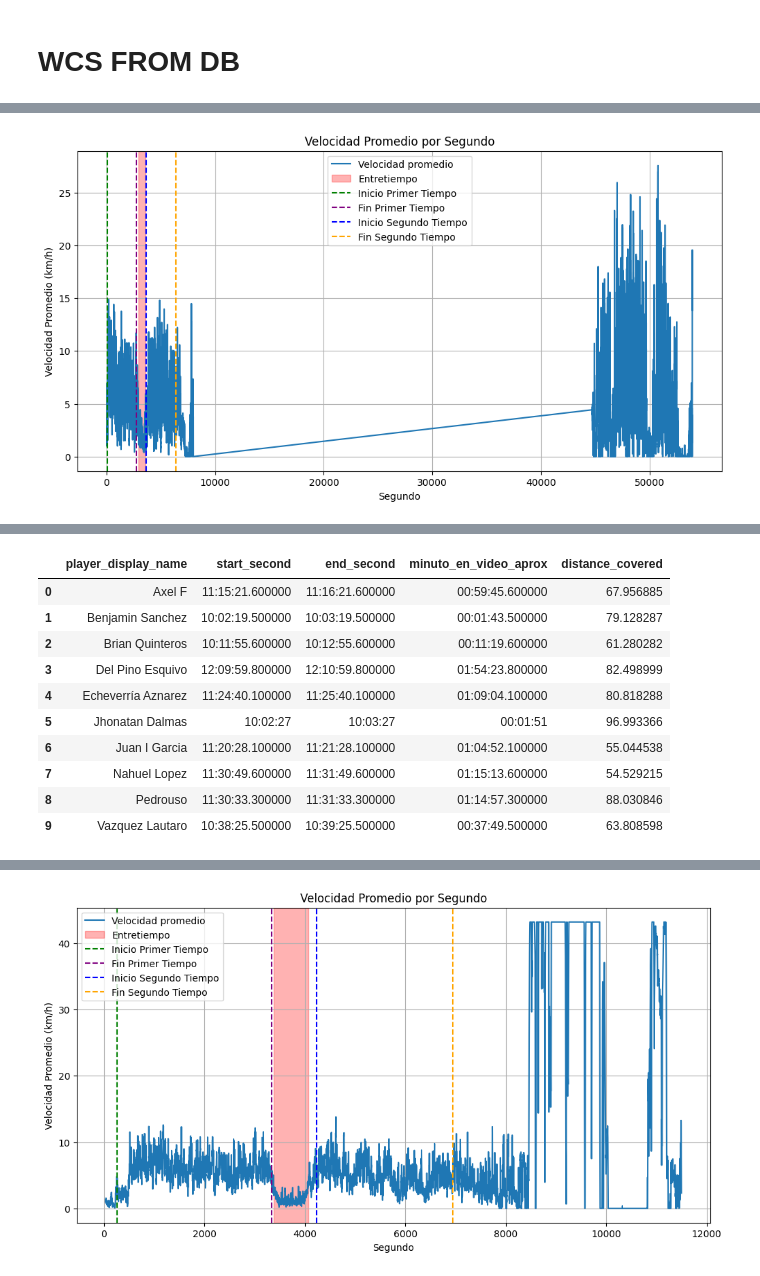
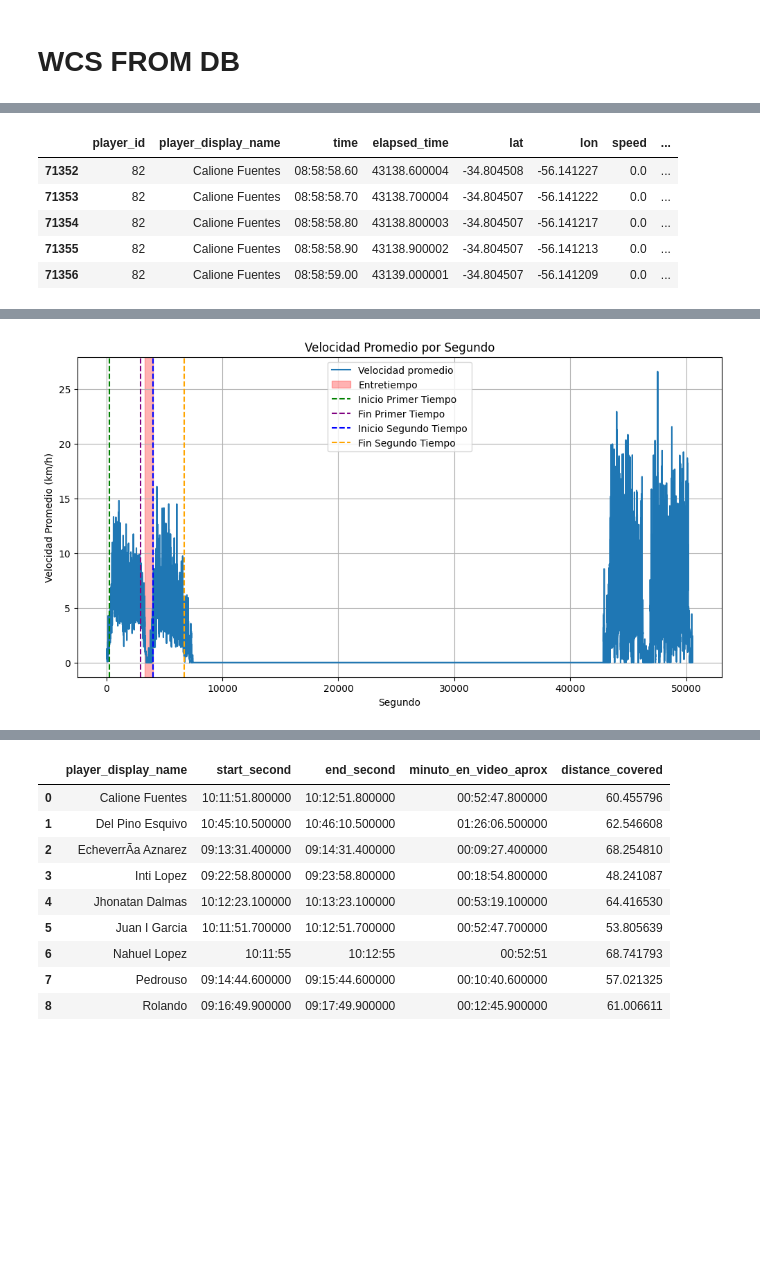
Before and after one commit to MBerguer/tesis-futbol, a Jupyter notebook: notebooks/wcs/wcs-sql.ipynb, the cells around one changed output, grey strips where cells are left out. Drawn from its saved outputs; the diff is of its cells as text; code cells hidden in the pictures; blank space fills up the shorter version.

```diff
--- a/notebooks/wcs/wcs-sql.ipynb
+++ b/notebooks/wcs/wcs-sql.ipynb
@@ -410,14 +446,42 @@ len(second_avg_speed):  7519
 # %%
 def remove_decimals(value):
     #  10:00:36.50 -> 10:00:36
+    print("value: ", value)
     return value.split(".")[0]
 
+def find_nearest_row(df, second_half_end):
+  """
+  Finds the row in the DataFrame where the 'Second' column
+  value is closest to the given second_half_end value.
+
+  Args:
+    df: The pandas DataFrame to search.
+    second_half_end: The target value for the 'Second' column.
+
+  Returns:
+    The row with the closest 'Second' value to second_half_end.
+  """
+
+  # Calculate the absolute difference between 'Second' and second_half_end
+  df['diff'] = abs(df['Second'] - second_half_end)
+
+  # Find the index of the row with the minimum difference
+  nearest_row_index = df['diff'].idxmin()
+
+  # Return the nearest row
+  return df.loc[nearest_row_index]["time"]
+
 def print_and_plot_times(first_half_start, first_half_end, second_half_start, second_half_end, second_avg_speed, halftime_start, halftime_end, halftime_blocks, df):
-    # Imprimir los resultados con mayor precisión en segundos
-    inicio_primer_tiempo = remove_decimals(df[df['Second'] == first_half_start]['time'].iloc[0])
-    fin_primer_tiempo = remove_decimals(df[df['Second'] == first_half_end]['time'].iloc[0])
-    inicio_segundo_tiempo = remove_decimals(df[df['Second'] == second_half_start]['time'].iloc[0])
-    fin_segundo_tiempo = remove_decimals(df[df['Second'] == second_half_end]['time'].iloc[0])
+
+    display(df.head())
+    print("max(df['Second']): ", max(df['Second']))
+
+
+    inicio_primer_tiempo = remove_decimals(find_nearest_row(df,first_half_start))
+    fin_primer_tiempo = remove_decimals(find_nearest_row(df,first_half_end))
+    inicio_segundo_tiempo = remove_decimals(find_nearest_row(df,second_half_start))
+    fin_segundo_tiempo = remove_decimals(find_nearest_row(df,second_half_end))
+
 
     print(f"\nPrimer Tiempo:")
     print(f"  [Inicio] segundos: {first_half_start} (minuto de partido: {convert_seconds_to_time(first_half_start)}) (hora: {inicio_primer_tiempo})")
@@ -546,13 +610,15 @@ def get_wcs_per_player(engine, table_name, speed_threshold=19.8, interval_second
 
 # Cargar los datos de tracking de los jugadores para todos los equipos
 
-skip_teams = [ 'albion', 'cap', 'wanderers',  'deportivomaldonado', 'liverpool', 'miramar']
+# skip_teams = ['cap']
+only_run = [ 'bostonriver']
 
 for file_name in os.listdir('work/cargar_datos_base/partidos'):
     if file_name.endswith('.csv'):
         print(f"Analizando: ", file_name)
         current_rival = get_rival_name(file_name)
-        if current_rival in skip_teams:
+        # if current_rival in skip_teams:
+        if current_rival not in only_run:
             print(f"Error los datos, no se analiza: [{current_rival}]")
             print("-"*100)
             continue
@@ -584,0 +651,6 @@ Segundo Tiempo:
+|  | player_id | player_display_name | time | elapsed_time | lat | lon | speed | ... |
+| 71352 | 82 | Calione Fuentes | 08:58:58.60 | 43138.600004 | -34.804508 | -56.141227 | 0.0 | ... |
+| 71353 | 82 | Calione Fuentes | 08:58:58.70 | 43138.700004 | -34.804507 | -56.141222 | 0.0 | ... |
+| 71354 | 82 | Calione Fuentes | 08:58:58.80 | 43138.800003 | -34.804507 | -56.141217 | 0.0 | ... |
+| 71355 | 82 | Calione Fuentes | 08:58:58.90 | 43138.900002 | -34.804507 | -56.141213 | 0.0 | ... |
+| 71356 | 82 | Calione Fuentes | 08:58:59.00 | 43139.000001 | -34.804507 | -56.141209 | 0.0 | ... |
@@ -585 +672 @@ Segundo Tiempo:
-[figure, old version]
+[figure, new version]
@@ -587,11 +672,0 @@ match_start_time: 10:00:36
-|  | player_display_name | start_second | end_second | minuto_en_video_aprox | distance_covered |
-| 0 | Axel F | 11:15:21.600000 | 11:16:21.600000 | 00:59:45.600000 | 67.956885 |
-| 1 | Benjamin Sanchez | 10:02:19.500000 | 10:03:19.500000 | 00:01:43.500000 | 79.128287 |
-| 2 | Brian Quinteros | 10:11:55.600000 | 10:12:55.600000 | 00:11:19.600000 | 61.280282 |
-| 3 | Del Pino Esquivo | 12:09:59.800000 | 12:10:59.800000 | 01:54:23.800000 | 82.498999 |
-| 4 | Echeverría Aznarez | 11:24:40.100000 | 11:25:40.100000 | 01:09:04.100000 | 80.818288 |
-| 5 | Jhonatan Dalmas | 10:02:27 | 10:03:27 | 00:01:51 | 96.993366 |
-| 6 | Juan I Garcia | 11:20:28.100000 | 11:21:28.100000 | 01:04:52.100000 | 55.044538 |
-| 7 | Nahuel Lopez | 11:30:49.600000 | 11:31:49.600000 | 01:15:13.600000 | 54.529215 |
-| 8 | Pedrouso | 11:30:33.300000 | 11:31:33.300000 | 01:14:57.300000 | 88.030846 |
-| 9 | Vazquez Lautaro | 10:38:25.500000 | 10:39:25.500000 | 00:37:49.500000 | 63.808598 |
@@ -616 +674,10 @@ Segundo Tiempo:
-[figure, removed]
+|  | player_display_name | start_second | end_second | minuto_en_video_aprox | distance_covered |
+| 0 | Calione Fuentes | 10:11:51.800000 | 10:12:51.800000 | 00:52:47.800000 | 60.455796 |
+| 1 | Del Pino Esquivo | 10:45:10.500000 | 10:46:10.500000 | 01:26:06.500000 | 62.546608 |
+| 2 | EcheverrÃ­a Aznarez | 09:13:31.400000 | 09:14:31.400000 | 00:09:27.400000 | 68.254810 |
+| 3 | Inti Lopez | 09:22:58.800000 | 09:23:58.800000 | 00:18:54.800000 | 48.241087 |
+| 4 | Jhonatan Dalmas | 10:12:23.100000 | 10:13:23.100000 | 00:53:19.100000 | 64.416530 |
+| 5 | Juan I Garcia | 10:11:51.700000 | 10:12:51.700000 | 00:52:47.700000 | 53.805639 |
+| 6 | Nahuel Lopez | 10:11:55 | 10:12:55 | 00:52:51 | 68.741793 |
+| 7 | Pedrouso | 09:14:44.600000 | 09:15:44.600000 | 00:10:40.600000 | 57.021325 |
+| 8 | Rolando | 09:16:49.900000 | 09:17:49.900000 | 00:12:45.900000 | 61.006611 |
```
Also changed, not shown: parts of 3 cells of this notebook, 10 other files.
